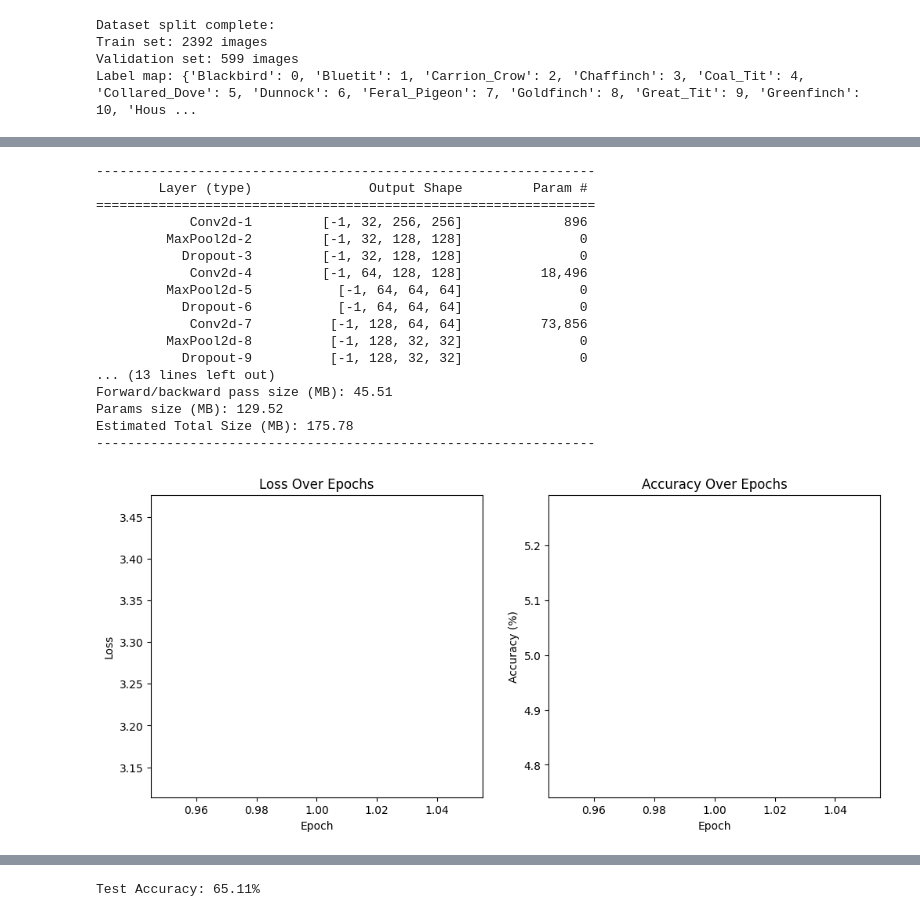
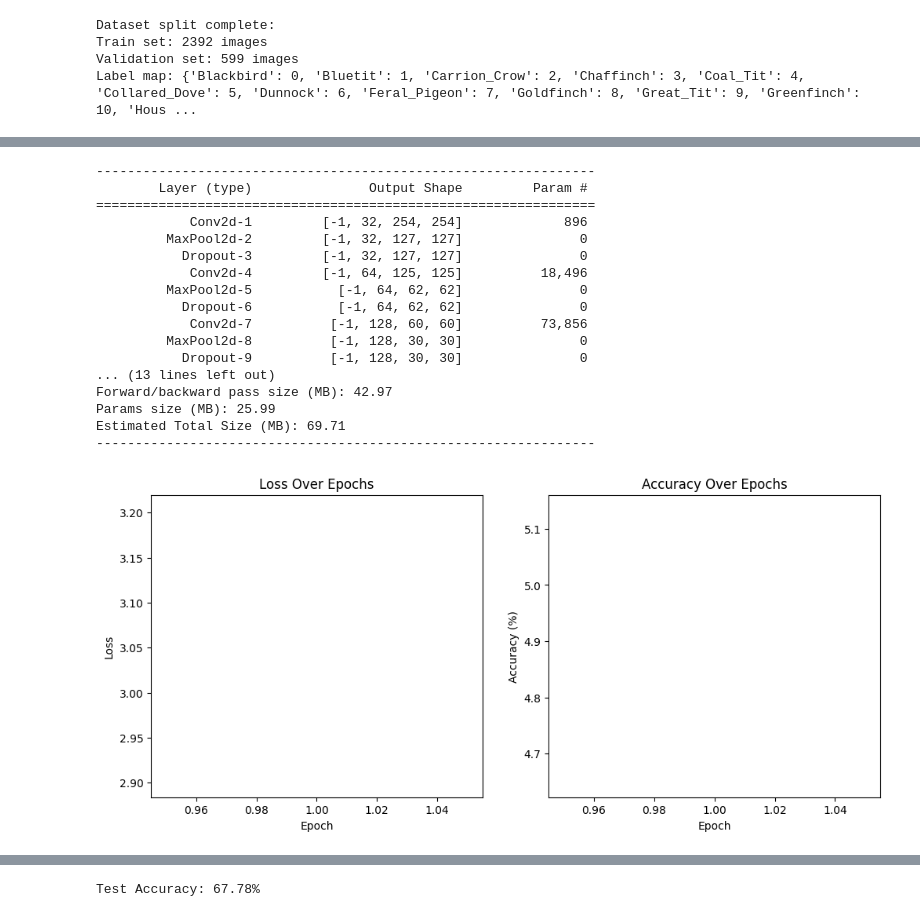
Before and after one commit to AntoineZampunieris/M1_DL, a Jupyter notebook: CNN_Bird_Species.ipynb, the cells around one changed output, grey strips where cells are left out. Cells and saved outputs as stored; diff of their text form; code cells hidden in the pictures.

```diff
--- a/CNN_Bird_Species.ipynb
+++ b/CNN_Bird_Species.ipynb
@@ -134,7 +134,7 @@ class AugmentedDataset(Dataset):
 augmented_dataset_repeated = ConcatDataset([AugmentedDataset(train_images, train_labels, transform=transform)
                                              for _ in range(copies_per_image)])
 
-augmented_loader = DataLoader(augmented_dataset_repeated, batch_size=32, shuffle=True)
+augmented_loader = DataLoader(augmented_dataset_repeated, batch_size=160, shuffle=True)
 # %%
 from torch.utils.data import TensorDataset
 
@@ -167,21 +167,26 @@ plt.show()
 class BirdSpeciesCNNModel(nn.Module):
     def __init__(self):
         super(BirdSpeciesCNNModel, self).__init__()
-        self.conv1 = nn.Conv2d(3, 32, kernel_size=3, padding=1)
+        self.conv1 = nn.Conv2d(3, 32, kernel_size=3, padding=0)
         self.pool1 = nn.MaxPool2d(kernel_size=2, stride=2)
         self.dropout1 = nn.Dropout(p=0.2)
 
-        self.conv2 = nn.Conv2d(32, 64, kernel_size=3, padding=1)
+        self.conv2 = nn.Conv2d(32, 64, kernel_size=3, padding=0)
         self.pool2 = nn.MaxPool2d(kernel_size=2, stride=2)
         self.dropout2 = nn.Dropout(p=0.2)
 
-        self.conv3 = nn.Conv2d(64, 128, kernel_size=3, padding=1)
+        self.conv3 = nn.Conv2d(64, 128, kernel_size=3, padding=0)
         self.pool3 = nn.MaxPool2d(kernel_size=2, stride=2)
         self.dropout3 = nn.Dropout(p=0.2)
 
-        self.conv4 = nn.Conv2d(128, 256, kernel_size=3, padding=1)
+        self.conv4 = nn.Conv2d(128, 256, kernel_size=3, padding=0)
         self.pool4 = nn.MaxPool2d(kernel_size=2, stride=2)
         self.dropout4 = nn.Dropout(p=0.2)
+
+        # New layer
+        self.conv5 = nn.Conv2d(256, 512, kernel_size=3, padding=0)
+        self.pool5 = nn.MaxPool2d(kernel_size=2, stride=2)
+        self.dropout5 = nn.Dropout(p=0.2)
 
         # Dynamically calculate the flattened size
         with torch.no_grad():
@@ -189,13 +194,13 @@ class BirdSpeciesCNNModel(nn.Module):
             x = self.pool1(F.relu(self.conv1(dummy_input)))
             x = self.pool2(F.relu(self.conv2(x)))
             x = self.pool3(F.relu(self.conv3(x)))
-            x = self.pool4(F.relu(self.conv4(x)))
+            x = self.pool4(F.relu(self.conv4(x)))²
             self.flatten_size = x.numel()
 
         self.flatten = nn.Flatten()
-        self.fc1 = nn.Linear(self.flatten_size, 512)
+        self.fc1 = nn.Linear(self.flatten_size, 128)
         self.dropout_fc = nn.Dropout(p=0.3)
-        self.fc2 = nn.Linear(512, 21)
+        self.fc2 = nn.Linear(128, 21)
 
         self._initialize_weights()
 
@@ -218,6 +223,8 @@ class BirdSpeciesCNNModel(nn.Module):
         x = self.dropout3(x)
         x = self.pool4(F.relu(self.conv4(x)))
         x = self.dropout4(x)
+        x = self.pool5(F.relu(self.conv5(x)))  # Include the new layer
+        x = self.dropout5(x)
         x = self.flatten(x)
         x = F.relu(self.fc1(x))
         x = self.dropout_fc(x)
@@ -274,29 +281,29 @@ summary(model, input_size=(3, 256, 256))  # Adjust input size if needed
 
 # Define the loss function and optimizer
 criterion = nn.CrossEntropyLoss()  # Loss function for classification
-optimizer = torch.optim.Adam(model.parameters(), lr=0.0003)  # Adam optimizer
+optimizer = torch.optim.Adam(model.parameters(), lr=0.0002)  # Adam optimizer
 # %% [output]
 ----------------------------------------------------------------
         Layer (type)               Output Shape         Param #
 ================================================================
-            Conv2d-1         [-1, 32, 256, 256]             896
-         MaxPool2d-2         [-1, 32, 128, 128]               0
-           Dropout-3         [-1, 32, 128, 128]               0
-            Conv2d-4         [-1, 64, 128, 128]          18,496
-         MaxPool2d-5           [-1, 64, 64, 64]               0
-           Dropout-6           [-1, 64, 64, 64]               0
-            Conv2d-7          [-1, 128, 64, 64]          73,856
-         MaxPool2d-8          [-1, 128, 32, 32]               0
-           Dropout-9          [-1, 128, 32, 32]               0
+            Conv2d-1         [-1, 32, 254, 254]             896
+         MaxPool2d-2         [-1, 32, 127, 127]               0
+           Dropout-3         [-1, 32, 127, 127]               0
+            Conv2d-4         [-1, 64, 125, 125]          18,496
+         MaxPool2d-5           [-1, 64, 62, 62]               0
+           Dropout-6           [-1, 64, 62, 62]               0
+            Conv2d-7          [-1, 128, 60, 60]          73,856
+         MaxPool2d-8          [-1, 128, 30, 30]               0
+           Dropout-9          [-1, 128, 30, 30]               0
 ... (13 lines left out)
-Forward/backward pass size (MB): 45.51
-Params size (MB): 129.52
-Estimated Total Size (MB): 175.78
+Forward/backward pass size (MB): 42.97
+Params size (MB): 25.99
+Estimated Total Size (MB): 69.71
 ----------------------------------------------------------------
 # %%
 %%time
 
-batch_size = 64  # Adjusted batch size for augmented dataset
+batch_size = 16  # Adjusted batch size for augmented dataset
 epochs = 50  # Define the number of epochs for training
 
 # Recreate the dataloader with the new batch size
@@ -328,31 +335,31 @@ for epoch in range(epochs):
 
         optimizer.zero_grad()  # Clear the gradients
         outputs = model(images)  # Forward pass
         loss = criterion(outputs, labels)  # Compute the loss
         loss.backward()  # Backward pass
         optimizer.step()  # Update the weights
 
         running_loss += loss.item()
         _, predicted = torch.max(outputs, 1)
         total += labels.size(0)
         correct += (predicted == labels).sum().item()
 
     epoch_loss = running_loss / len(augmented_loader)
     epoch_accuracy = 100 * correct / total
 
     # Store the loss and accuracy for this epoch
     loss_history.append(epoch_loss)
     accuracy_history.append(epoch_accuracy)
 
     # Update the plots
     ax[0].plot(range(1, epoch + 2), loss_history, label="Loss", color="blue")
     ax[1].plot(range(1, epoch + 2), accuracy_history, label="Accuracy", color="green")
     plt.pause(0.1)  # Pause to update the plot
 
     print(f"Epoch {epoch + 1}/{epochs}, Loss: {epoch_loss:.4f}, Accuracy: {epoch_accuracy:.2f}%")
 
 # Turn off interactive mode and show the final plot
 plt.ioff()
 plt.show()
 # %% [output]
-[figure, old version]
+[figure, new version]
@@ -399,4 +406,4 @@ with torch.no_grad():  # Disable gradients for evaluation
 accuracy = correct / total
 print(f"Test Accuracy: {accuracy * 100:.2f}%")
 # %% [output]
-Test Accuracy: 65.11%
+Test Accuracy: 67.78%
```
Also changed, not shown: parts of 4 cells of this notebook, 2 other files.
